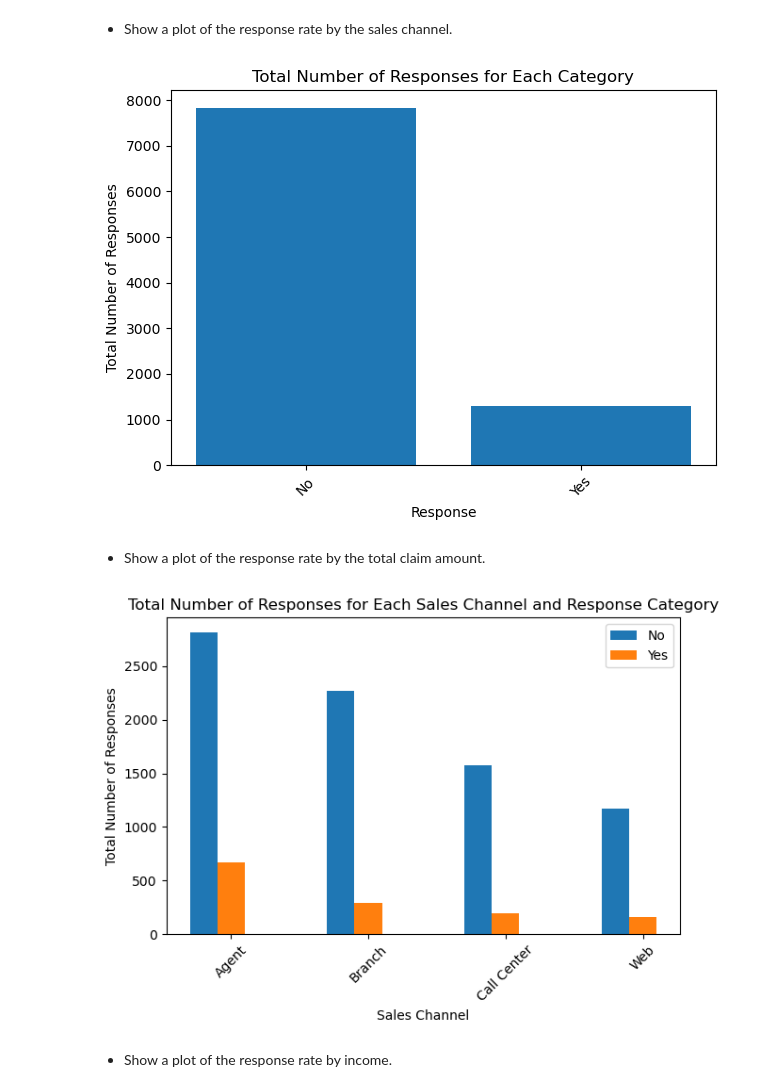
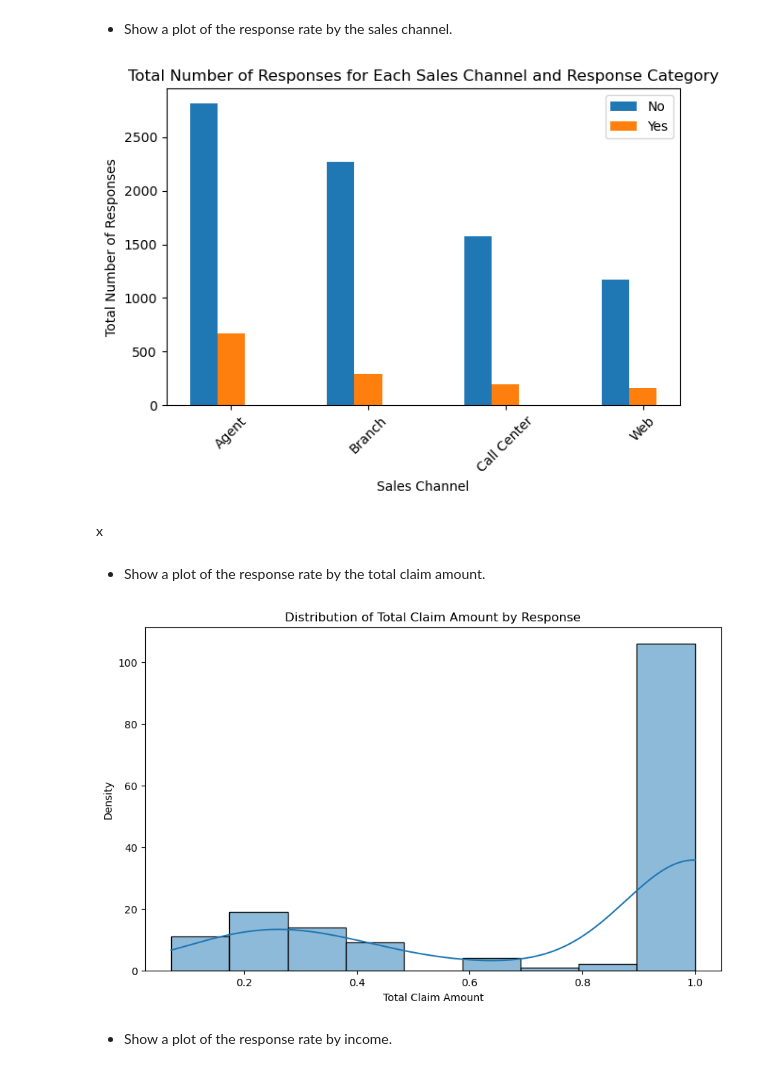
Before and after one commit to AgustinMRedondo/lab-customer-analysis-round-3, a Jupyter notebook: lab-customer-analysis-round-3.ipynb, the cells around one changed output. Cells and saved outputs as stored; diff of their text form; code cells hidden in the pictures.

```diff
--- a/lab-customer-analysis-round-3.ipynb
+++ b/lab-customer-analysis-round-3.ipynb
@@ -69,48 +70,43 @@ plt.show()
 # %% [markdown]
 - Show a plot of the response rate by the sales channel.
 # %%
-response_counts = data_frame['Response'].value_counts()
-unique_responses = response_counts.index.tolist()
-counts = response_counts.tolist()
+response_counts = data_frame.groupby(['Sales Channel', 'Response']).size().unstack(fill_value=0)
 
-plt.bar(unique_responses, counts)
+unique_responses = response_counts.columns.tolist()
+unique_channels = response_counts.index.tolist()
 
-plt.xlabel("Response")
+x = range(len(unique_channels))
+width = 0.2
+
+for i, response in enumerate(unique_responses):
+    plt.bar([pos + i * width for pos in x], response_counts[response].values, width=width, label=response)
+
+plt.xlabel("Sales Channel")
 plt.ylabel("Total Number of Responses")
-plt.title("Total Number of Responses for Each Category")
+plt.title("Total Number of Responses for Each Sales Channel and Response Category")
 
-plt.xticks(rotation=45)
+plt.xticks([pos + width for pos in x], unique_channels, rotation=45)
 
+
+plt.legend()
 plt.tight_layout()
 plt.show()
 # %% [output]
-[figure, old version]
+[figure, new version]
+# %% [markdown]
+x
 # %% [markdown]
 - Show a plot of the response rate by the total claim amount.
-# %%
-response_counts = data_frame.groupby(['Sales Channel', 'Response']).size().unstack(fill_value=0)
-
-unique_responses = response_counts.columns.tolist()
-unique_channels = response_counts.index.tolist()
-
-x = range(len(unique_channels))
-width = 0.2
-
-for i, response in enumerate(unique_responses):
-    plt.bar([pos + i * width for pos in x], response_counts[response].values, width=width, label=response)
-
-plt.xlabel("Sales Channel")
-plt.ylabel("Total Number of Responses")
-plt.title("Total Number of Responses for Each Sales Channel and Response Category")
-
-# Rotate the x-axis labels for better readability (optional).
-plt.xticks([pos + width for pos in x], unique_channels, rotation=45)
-
-
-plt.legend()
-plt.tight_layout()
-plt.show()
-# %% [output]
-[figure, removed]
+# %%
+response_rates_TCA = data_frame[data_frame['Response'] == 'Yes']['Total Claim Amount'].value_counts() / data_frame['Total Claim Amount'].value_counts()
+
+plt.figure(figsize=(10, 6))
+sns.histplot(response_rates_TCA, kde=True, label='Yes')
+plt.title('Distribution of Total Claim Amount by Response')
+plt.xlabel('Total Claim Amount')
+plt.ylabel('Density')
+plt.show()
+# %% [output]
+[figure, added]
 # %% [markdown]
 - Show a plot of the response rate by income.
```
Also changed, not shown: parts of 3 cells of this notebook.
